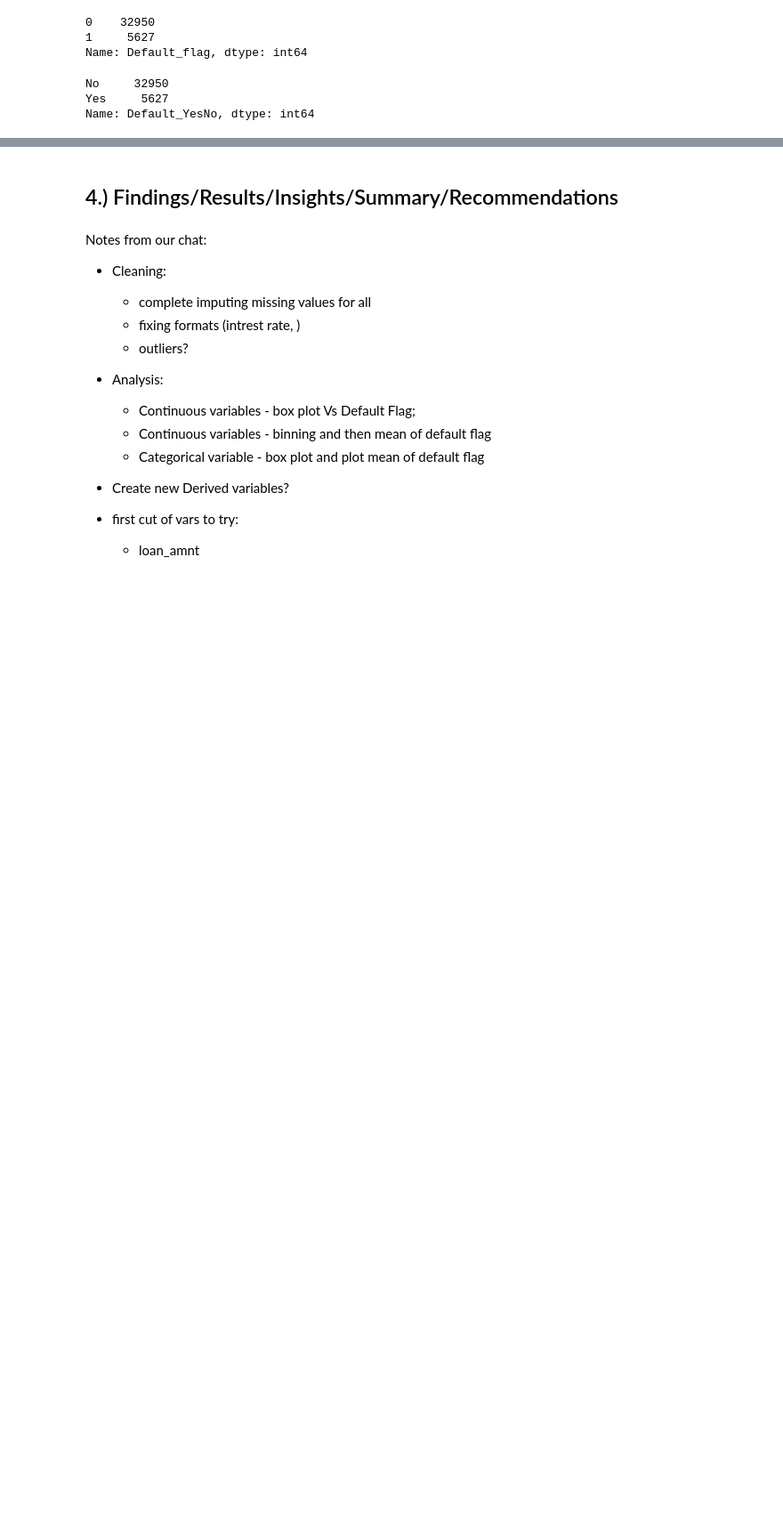
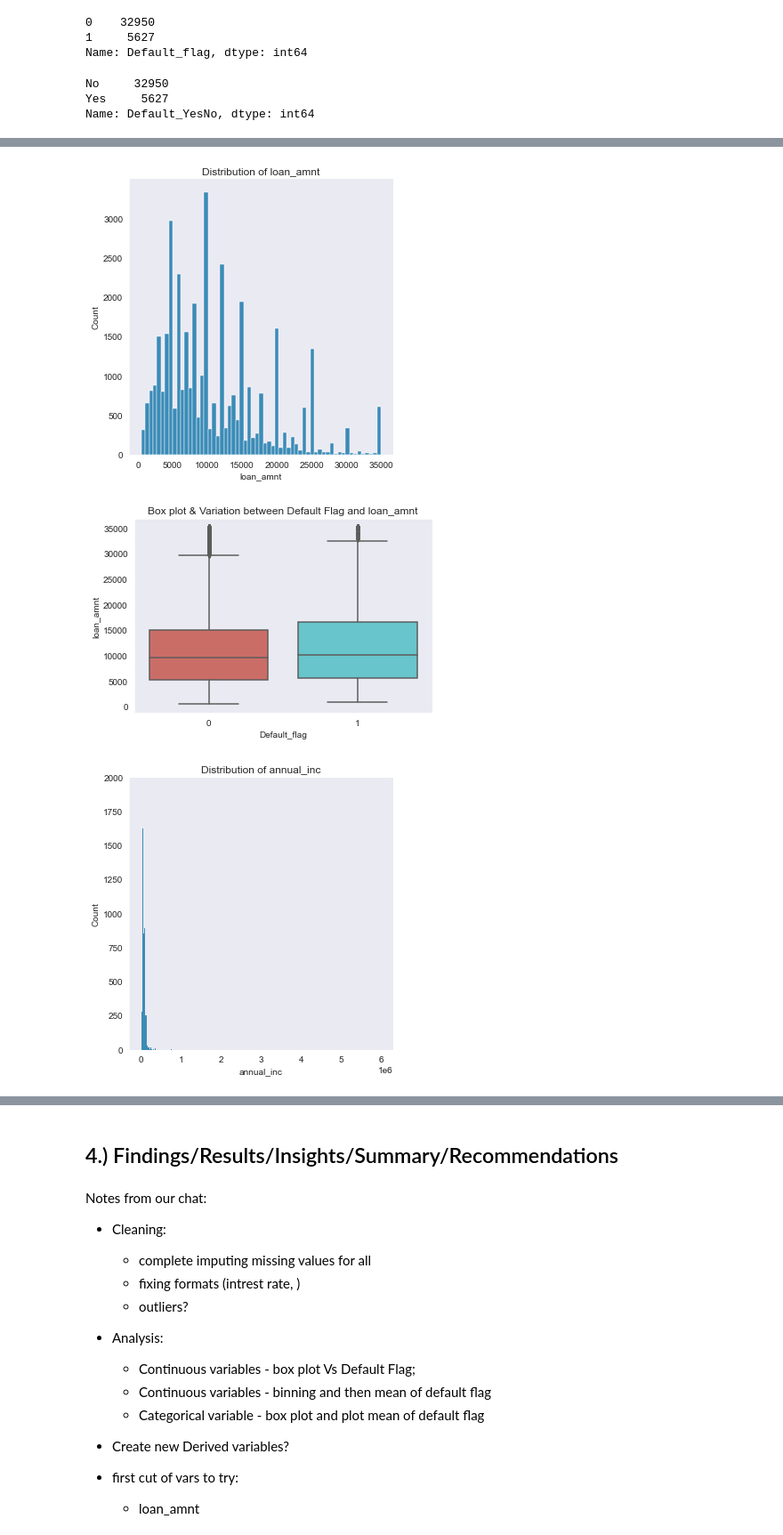
Before and after one commit to udaykadavi/LendingClubCaseStudy, a Jupyter notebook: EDA_UA.ipynb, the cells around one changed output, grey strips where cells are left out. Shown at 89% size. Cells and saved outputs as stored; diff of their text form; code cells hidden in the pictures; blank space fills up the shorter version.

```diff
--- a/EDA_UA.ipynb
+++ b/EDA_UA.ipynb
@@ -407,0 +417,19 @@ plt.show()
+# %%
+num_var_list = ['loan_amnt','annual_inc','int_rate','installment','dti']
+# %%
+def num_plot(df, var_list):
+    for var in var_list:
+        sns.displot(df[var])
+        plt.title(("Distribution of " + var), fontsize=12)
+        plt.show()
+
+        sns.boxplot(y = df[var],x = df['Default_flag']
+           ,palette='hls')
+        plt.title(("Box plot & Variation between Default Flag and " + var), fontsize=12)
+        plt.show()
+# %%
+num_plot(df =loan_df, var_list = num_var_list)
+# %% [output]
+[figure, added]
+[figure, added]
+[figure, added]
```
Also changed, not shown: parts of 14 cells of this notebook.
